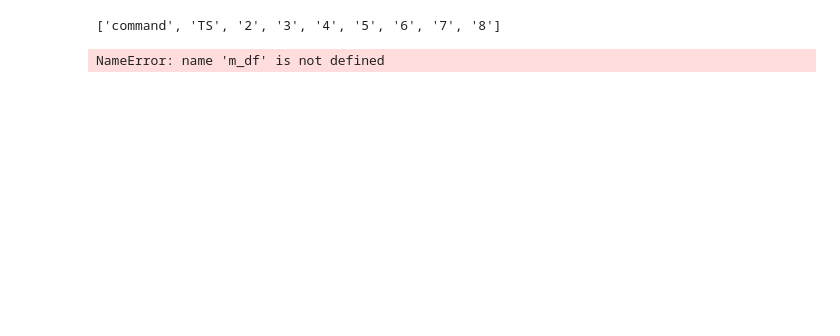
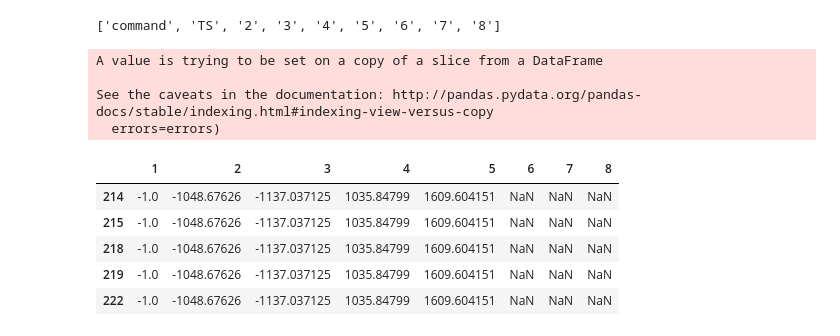
Before and after one commit to Machine-Learning-Tokyo/Agritech, a Jupyter notebook: Suspended_Robot/DataAnalysis_20191020.ipynb, the cells around one changed output. Cells and saved outputs as stored; diff of their text form; code cells hidden in the pictures; blank space fills up the shorter version.

Commit message:
simple data seperation

```diff
--- a/Suspended_Robot/DataAnalysis_20191020.ipynb
+++ b/Suspended_Robot/DataAnalysis_20191020.ipynb
@@ -69,10 +48,24 @@ columns
 ['command', 'TS', '2', '3', '4', '5', '6', '7', '8']
 # %%
 m_df.columns=columns
+# %%
+m_df.drop(labels="command",axis=1,inplace=True)
+# %% [output]
+A value is trying to be set on a copy of a slice from a DataFrame
+
+See the caveats in the documentation: http://pandas.pydata.org/pandas-docs/stable/indexing.html#indexing-view-versus-copy
+  errors=errors)
 # %%
-m_df[m_df.TS==-1]
+m_df = m_df.astype("float")
-# %% [output]
-NameError: name 'm_df' is not defined
+# %%
+m_df.head()
+# %% [output]
+|  | 1 | 2 | 3 | 4 | 5 | 6 | 7 | 8 |
+| 214 | -1.0 | -1048.67626 | -1137.037125 | 1035.84799 | 1609.604151 | NaN | NaN | NaN |
+| 215 | -1.0 | -1048.67626 | -1137.037125 | 1035.84799 | 1609.604151 | NaN | NaN | NaN |
+| 218 | -1.0 | -1048.67626 | -1137.037125 | 1035.84799 | 1609.604151 | NaN | NaN | NaN |
+| 219 | -1.0 | -1048.67626 | -1137.037125 | 1035.84799 | 1609.604151 | NaN | NaN | NaN |
+| 222 | -1.0 | -1048.67626 | -1137.037125 | 1035.84799 | 1609.604151 | NaN | NaN | NaN |
 # %%
 p_df=df[df.command=="p"]
 # %%
```
Also changed, not shown: parts of 7 cells of this notebook.
